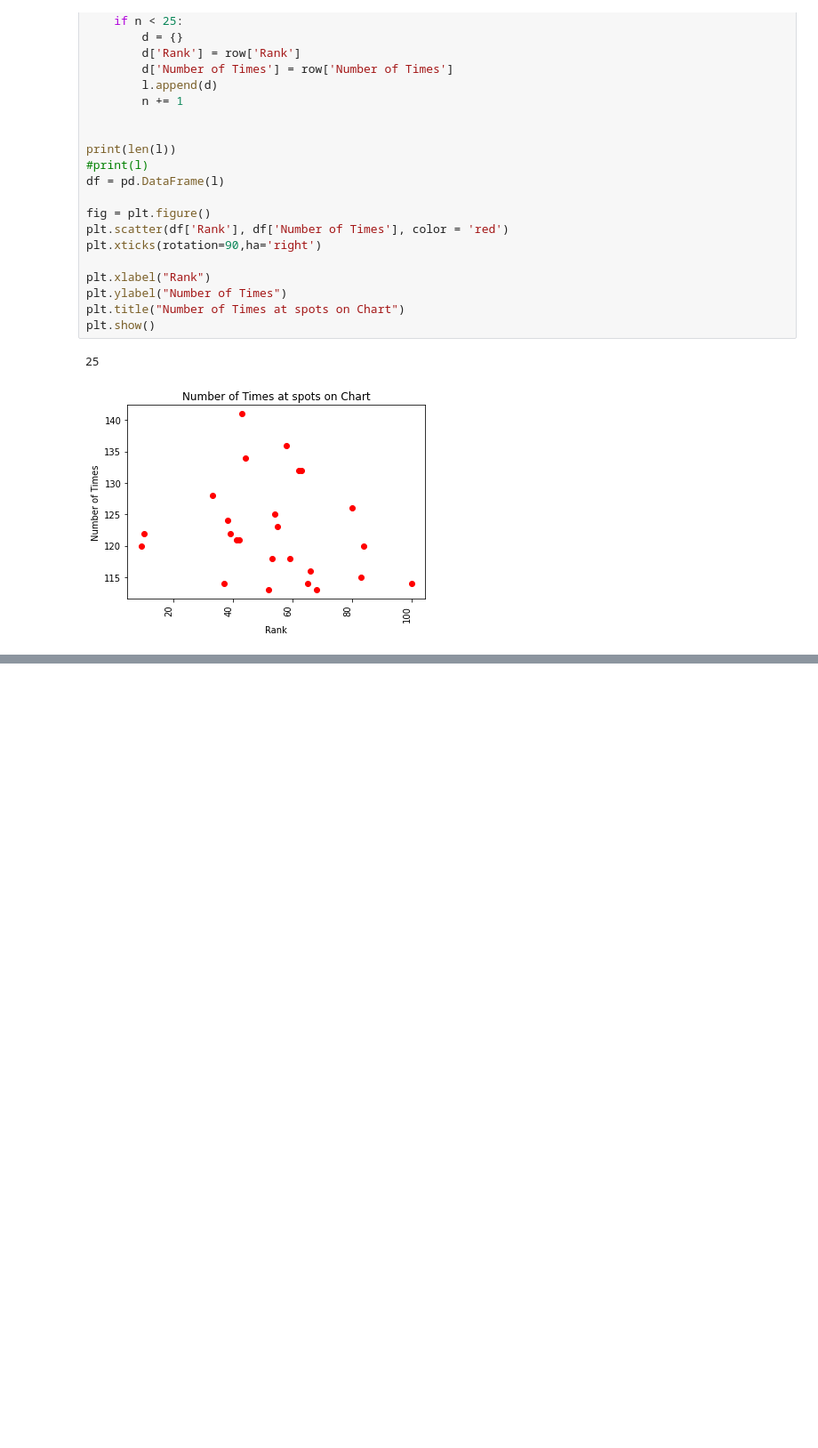
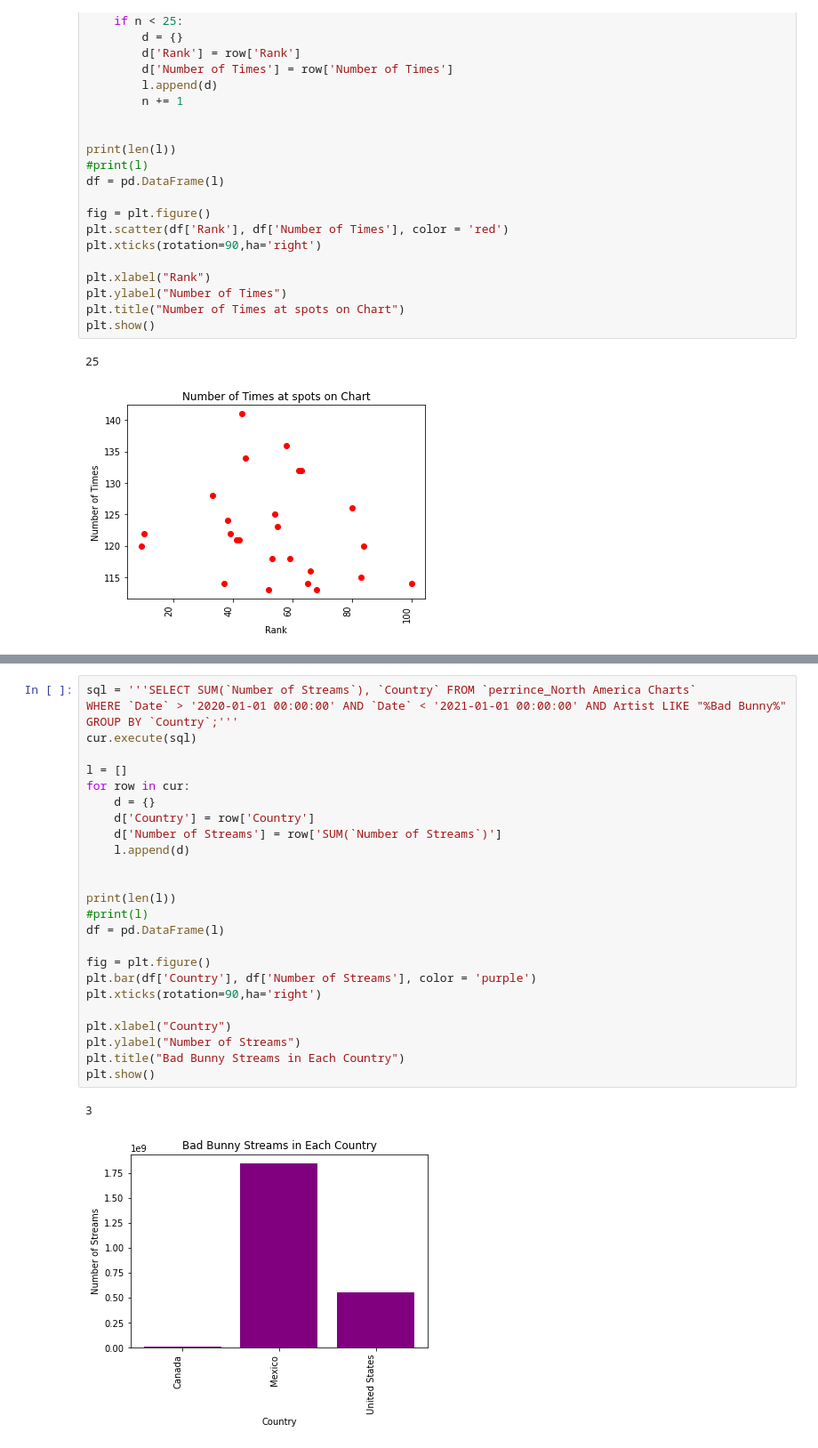
Before and after one commit to cperrine/NA-Music-Chart, a Jupyter notebook: Final.ipynb, the cells around one changed output, grey strips where cells are left out. Shown at 89% size. Saved outputs shown, nothing was run; the diff lists cells and outputs as text; blank space fills up the shorter version.

```diff
--- a/Final.ipynb
+++ b/Final.ipynb
@@ -403,0 +469,29 @@ plt.show()
+# %%
+sql = '''SELECT SUM(`Number of Streams`), `Country` FROM `perrince_North America Charts`
+WHERE `Date` > '2020-01-01 00:00:00' AND `Date` < '2021-01-01 00:00:00' AND Artist LIKE "%Bad Bunny%"
+GROUP BY `Country`;'''
+cur.execute(sql)
+
+l = []
+for row in cur:
+    d = {}
+    d['Country'] = row['Country']
+    d['Number of Streams'] = row['SUM(`Number of Streams`)']
+    l.append(d)
+
+
+print(len(l))
+#print(l)
+df = pd.DataFrame(l)
+
+fig = plt.figure()
+plt.bar(df['Country'], df['Number of Streams'], color = 'purple')
+plt.xticks(rotation=90,ha='right')
+
+plt.xlabel("Country")
+plt.ylabel("Number of Streams")
+plt.title("Bad Bunny Streams in Each Country")
+plt.show()
+# %% [output]
+3
+[figure, added]
```
Also changed, not shown: parts of 2 cells of this notebook.
